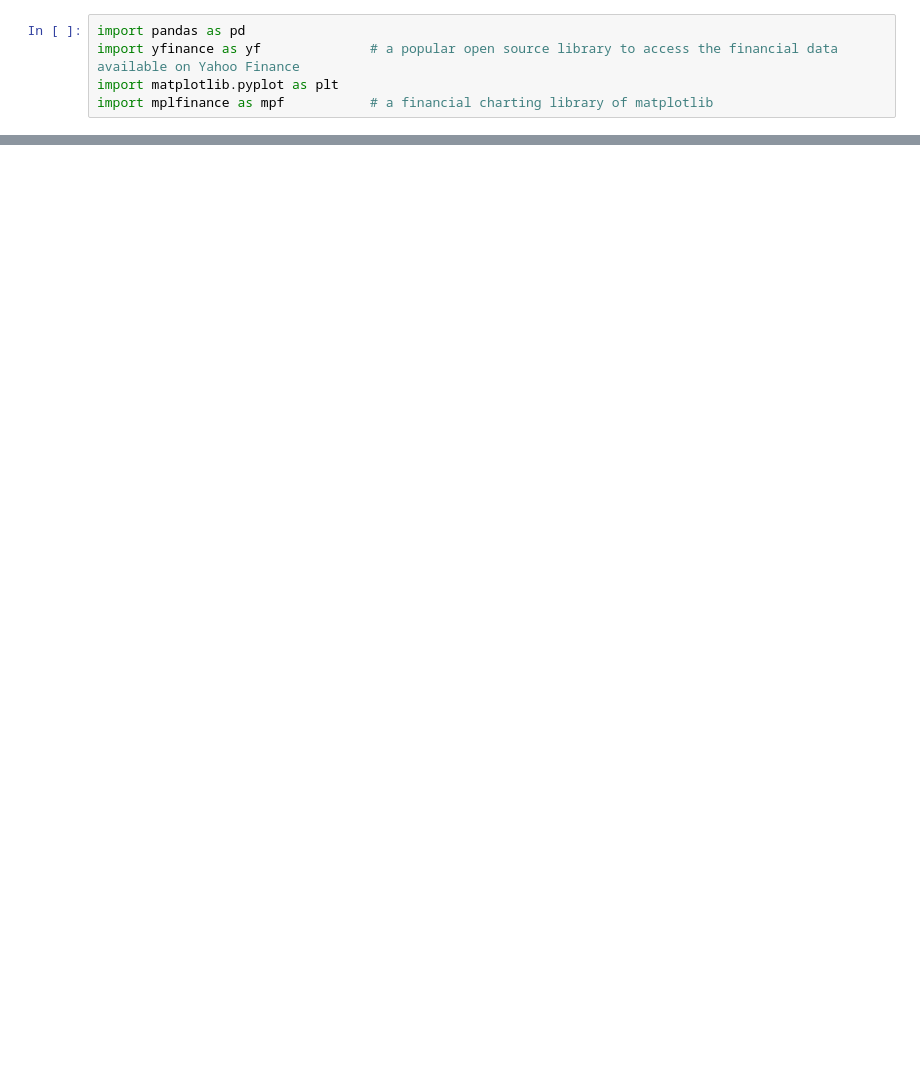
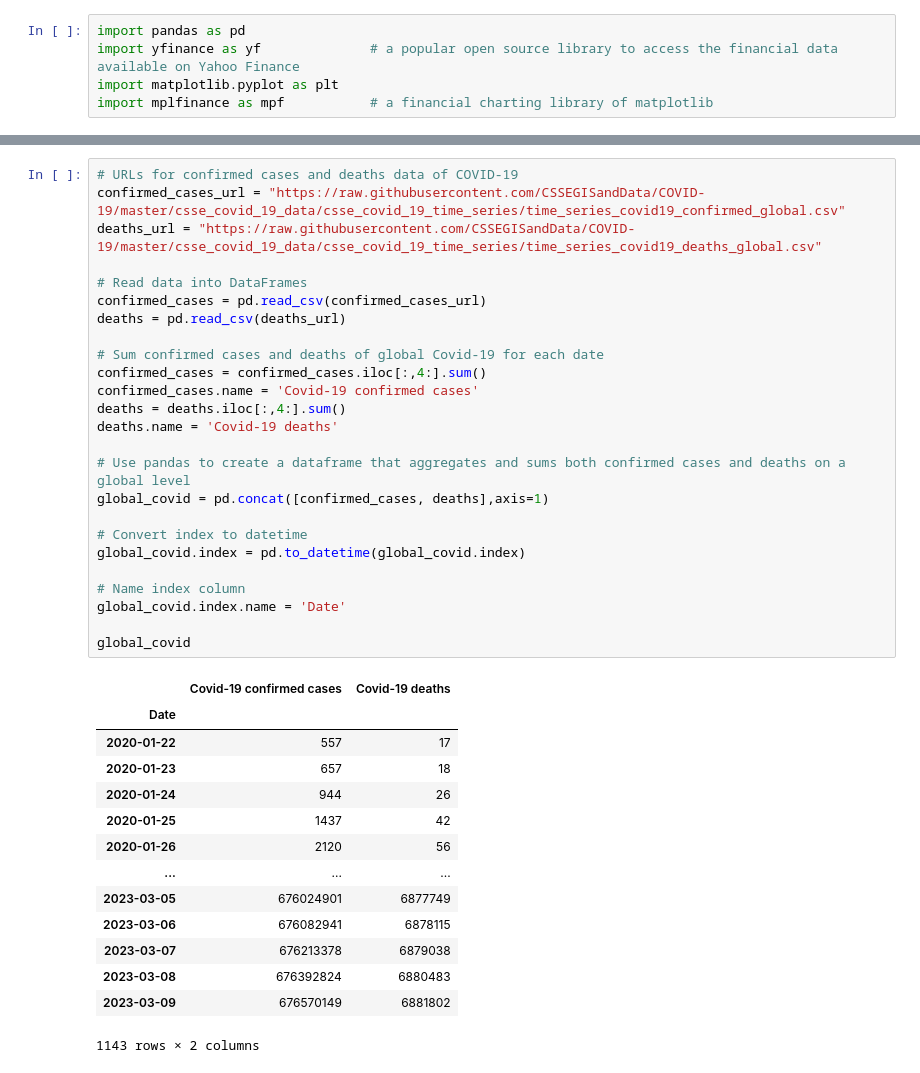
Before and after one commit to lethibangchau/Covid-Stock-Project, a Jupyter notebook: Programming_Final_Project_Chau_Thao_Namitha_Git.ipynb, the cells around one changed output, grey strips where cells are left out. Saved outputs shown, nothing was run; the diff lists cells and outputs as text; blank space fills up the shorter version.

```diff
--- a/Programming_Final_Project_Chau_Thao_Namitha_Git.ipynb
+++ b/Programming_Final_Project_Chau_Thao_Namitha_Git.ipynb
@@ -48,0 +63,40 @@ import mplfinance as mpf           # a financial charting library of matplotlib
+# %%
+# URLs for confirmed cases and deaths data of COVID-19
+confirmed_cases_url = "https://raw.githubusercontent.com/CSSEGISandData/COVID-19/master/csse_covid_19_data/csse_covid_19_time_series/time_series_covid19_confirmed_global.csv"
+deaths_url = "https://raw.githubusercontent.com/CSSEGISandData/COVID-19/master/csse_covid_19_data/csse_covid_19_time_series/time_series_covid19_deaths_global.csv"
+
+# Read data into DataFrames
+confirmed_cases = pd.read_csv(confirmed_cases_url)
+deaths = pd.read_csv(deaths_url)
+
+# Sum confirmed cases and deaths of global Covid-19 for each date
+confirmed_cases = confirmed_cases.iloc[:,4:].sum()
+confirmed_cases.name = 'Covid-19 confirmed cases'
+deaths = deaths.iloc[:,4:].sum()
+deaths.name = 'Covid-19 deaths'
+
+# Use pandas to create a dataframe that aggregates and sums both confirmed cases and deaths on a global level
+global_covid = pd.concat([confirmed_cases, deaths],axis=1)
+
+# Convert index to datetime
+global_covid.index = pd.to_datetime(global_covid.index)
+
+# Name index column
+global_covid.index.name = 'Date'
+
+global_covid
+# %% [output]
+|  | Covid-19 confirmed cases | Covid-19 deaths |
+| Date |  |  |
+| 2020-01-22 | 557 | 17 |
+| 2020-01-23 | 657 | 18 |
+| 2020-01-24 | 944 | 26 |
+| 2020-01-25 | 1437 | 42 |
+| 2020-01-26 | 2120 | 56 |
+| ... | ... | ... |
+| 2023-03-05 | 676024901 | 6877749 |
+| 2023-03-06 | 676082941 | 6878115 |
+| 2023-03-07 | 676213378 | 6879038 |
+| 2023-03-08 | 676392824 | 6880483 |
+| 2023-03-09 | 676570149 | 6881802 |
+1143 rows × 2 columns
```
Also changed, not shown: parts of 3 cells of this notebook.
